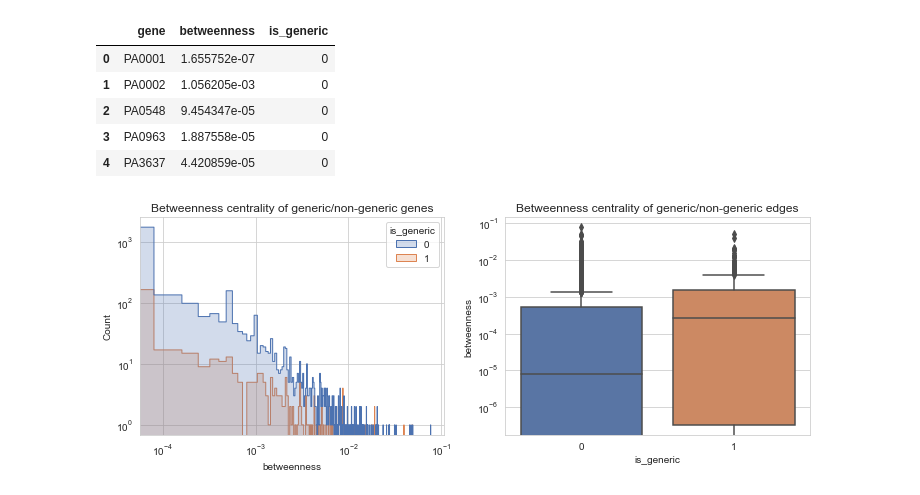
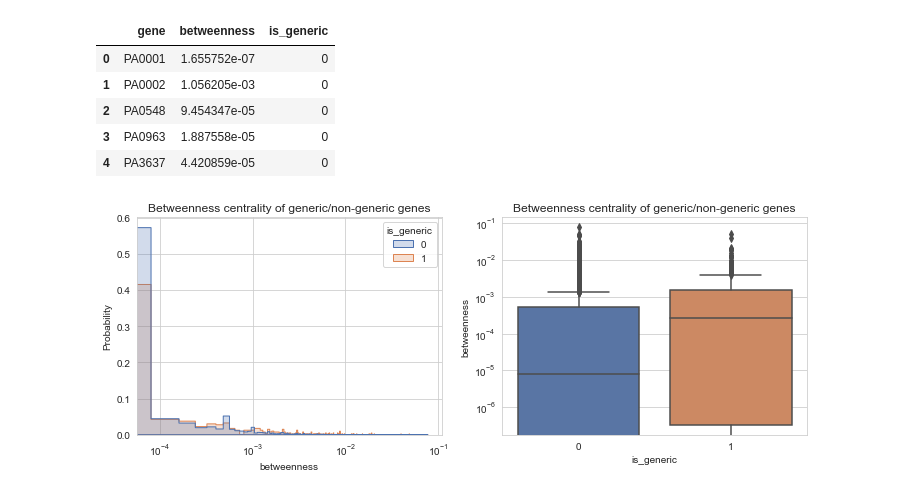
Before and after one commit to greenelab/generic-expression-patterns, a Jupyter notebook: network_analysis/2_calculate_node_statistics.ipynb, the cells around one changed output. Drawn from its saved outputs; the diff is of its cells as text; code cells hidden in the pictures.

Commit message:
add pagerank analysis
also compare density functions instead of count histograms, to correct for sample size

```diff
--- a/network_analysis/2_calculate_node_statistics.ipynb
+++ b/network_analysis/2_calculate_node_statistics.ipynb
@@ -123,13 +123,14 @@ bw_df.head()
 # %%
 sns.set({'figure.figsize': (12, 4)})
 sns.set_style('whitegrid')
 fig, axarr = plt.subplots(1, 2)
-sns.histplot(data=bw_df, x='betweenness', hue='is_generic', element='step', ax=axarr[0])
+sns.histplot(data=bw_df, x='betweenness', hue='is_generic', element='step',
+             stat='probability', common_norm=False, ax=axarr[0])
 axarr[0].set_title('Betweenness centrality of generic/non-generic genes')
 axarr[0].set_xscale('log')
-axarr[0].set_yscale('log')
+# axarr[0].set_yscale('log')
 sns.boxplot(data=bw_df, y='betweenness', x='is_generic', ax=axarr[1])
-axarr[1].set_title('Betweenness centrality of generic/non-generic edges')
+axarr[1].set_title('Betweenness centrality of generic/non-generic genes')
 axarr[1].set_yscale('log')
 # %% [output]
-[figure, old version]
+[figure, new version]
```
Also changed, not shown: parts of 2 cells of this notebook.
